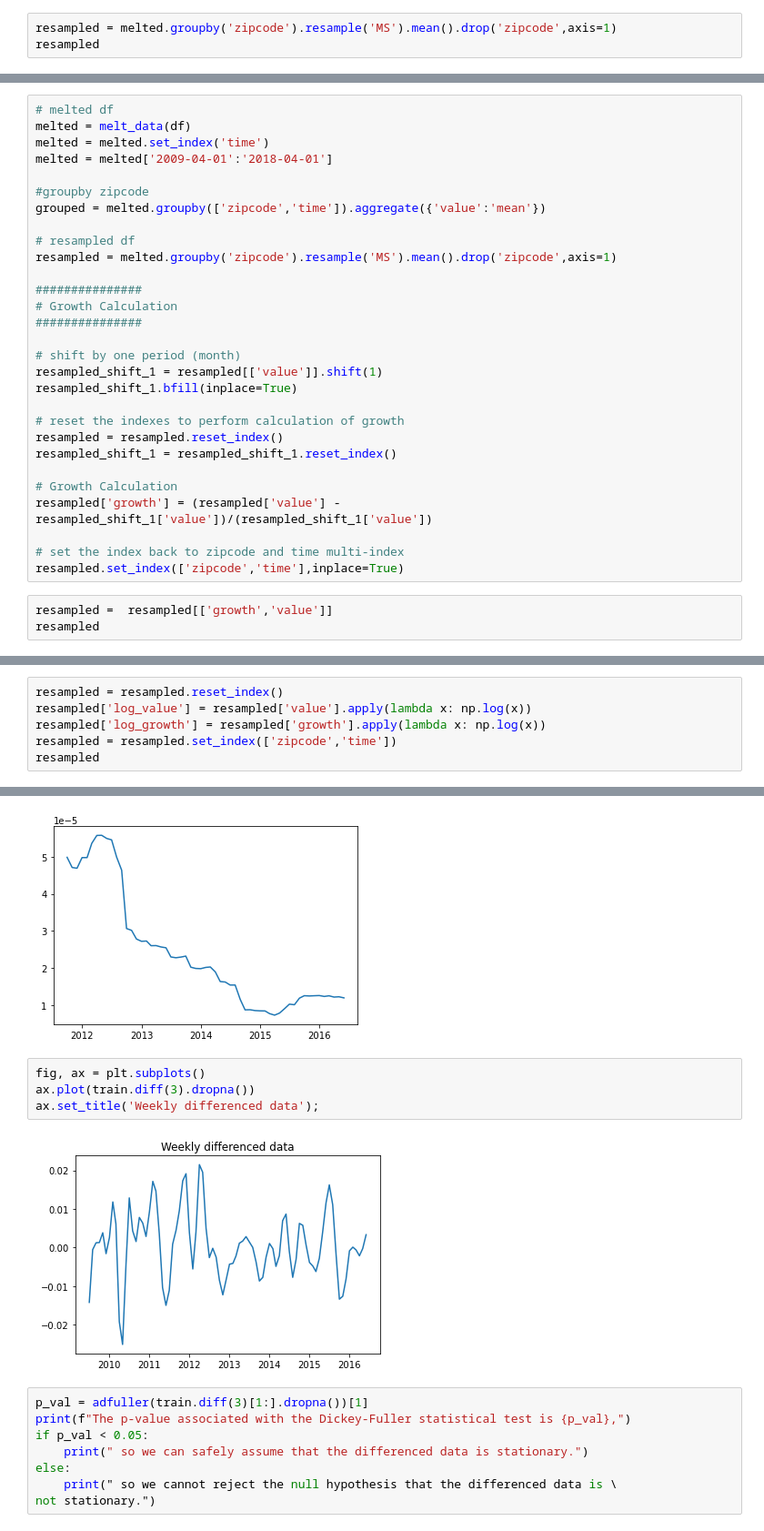
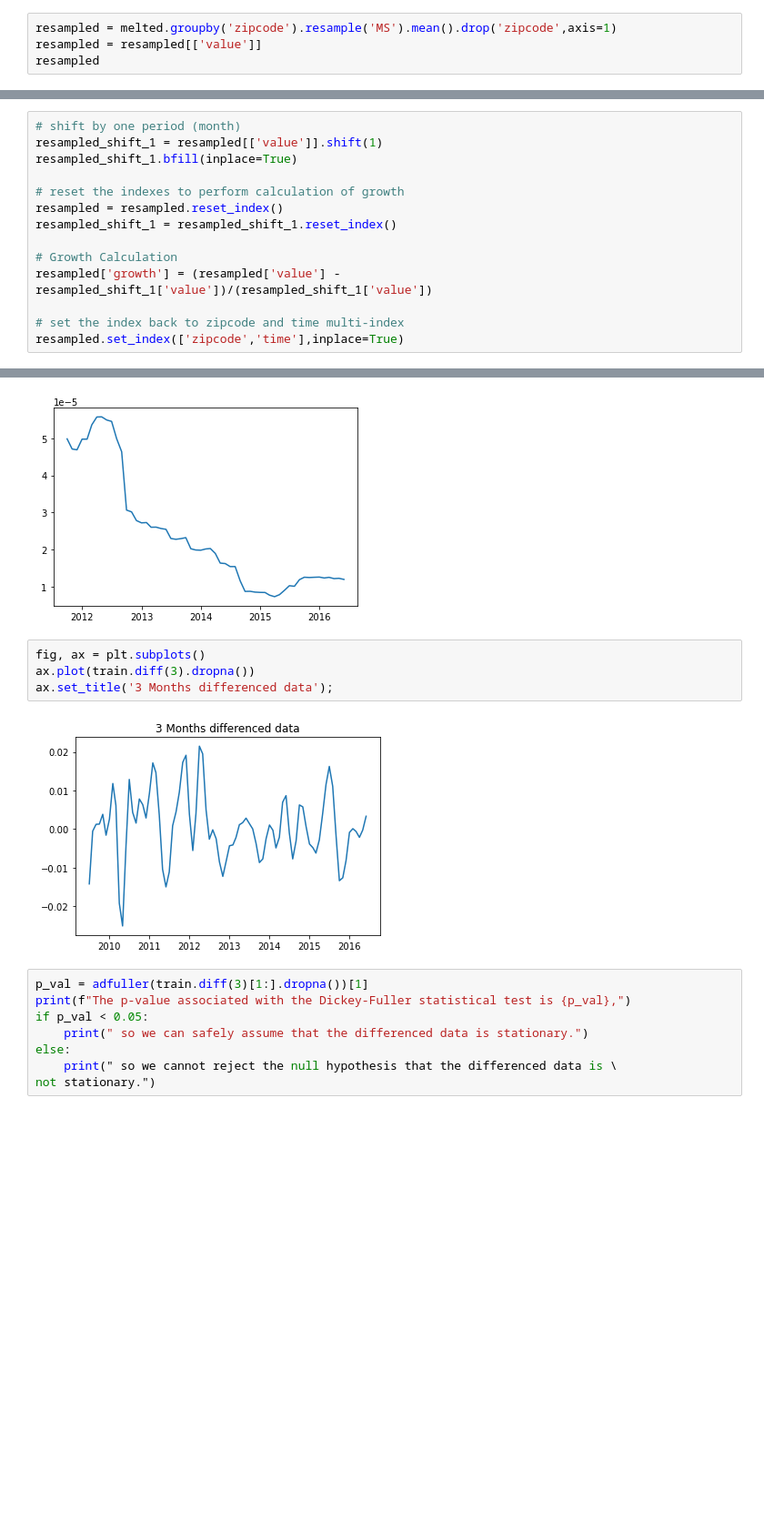
Before and after one commit to MatthewR1021/Zillow_Time_Series, a Jupyter notebook: jerry.ipynb, the cells around one changed output, grey strips where cells are left out. Shown at 91% size. Cells and saved outputs as stored; diff of their text form; blank space fills up the shorter version.

```diff
--- a/jerry.ipynb
+++ b/jerry.ipynb
@@ -112,4 +75,5 @@ grouped.loc[85018]
 # %%
 resampled = melted.groupby('zipcode').resample('MS').mean().drop('zipcode',axis=1)
+resampled = resampled[['value']]
 resampled
 # %% [output]
@@ -141,21 +94,6 @@ resampled
 # %% [markdown]
 ### Adding ZHVI forecasted monthly growth column
 # %%
-# melted df
-melted = melt_data(df)
-melted = melted.set_index('time')
-melted = melted['2009-04-01':'2018-04-01']
-
-#groupby zipcode
-grouped = melted.groupby(['zipcode','time']).aggregate({'value':'mean'})
-
-# resampled df
-resampled = melted.groupby('zipcode').resample('MS').mean().drop('zipcode',axis=1)
-
-###############
-# Growth Calculation
-###############
-
 # shift by one period (month)
 resampled_shift_1 = resampled[['value']].shift(1)
 resampled_shift_1.bfill(inplace=True)
@@ -169,6 +107,3 @@ resampled['growth'] = (resampled['value'] - resampled_shift_1['value'])/(resampl
 
 # set the index back to zipcode and time multi-index
 resampled.set_index(['zipcode','time'],inplace=True)
-# %%
-resampled =  resampled[['growth','value']]
-resampled
@@ -315,9 +275,3 @@ Critical Value (10%)           -2.583275
 dtype: float64
 # %% [markdown]
 Not Stationary Either
-# %%
-resampled = resampled.reset_index()
-resampled['log_value'] = resampled['value'].apply(lambda x: np.log(x))
-resampled['log_growth'] = resampled['growth'].apply(lambda x: np.log(x))
-resampled = resampled.set_index(['zipcode','time'])
-resampled
@@ -615,9 +666,9 @@ ax.plot(residuals.index, residuals.rolling(30).var());
 # %%
 fig, ax = plt.subplots()
 ax.plot(train.diff(3).dropna())
-ax.set_title('Weekly differenced data');
+ax.set_title('3 Months differenced data');
 # %% [output]
-[figure, old version]
+[figure, new version]
 # %%
 p_val = adfuller(train.diff(3)[1:].dropna())[1]
 print(f"The p-value associated with the Dickey-Fuller statistical test is {p_val},")
```
Also changed, not shown: parts of 64 cells of this notebook.
